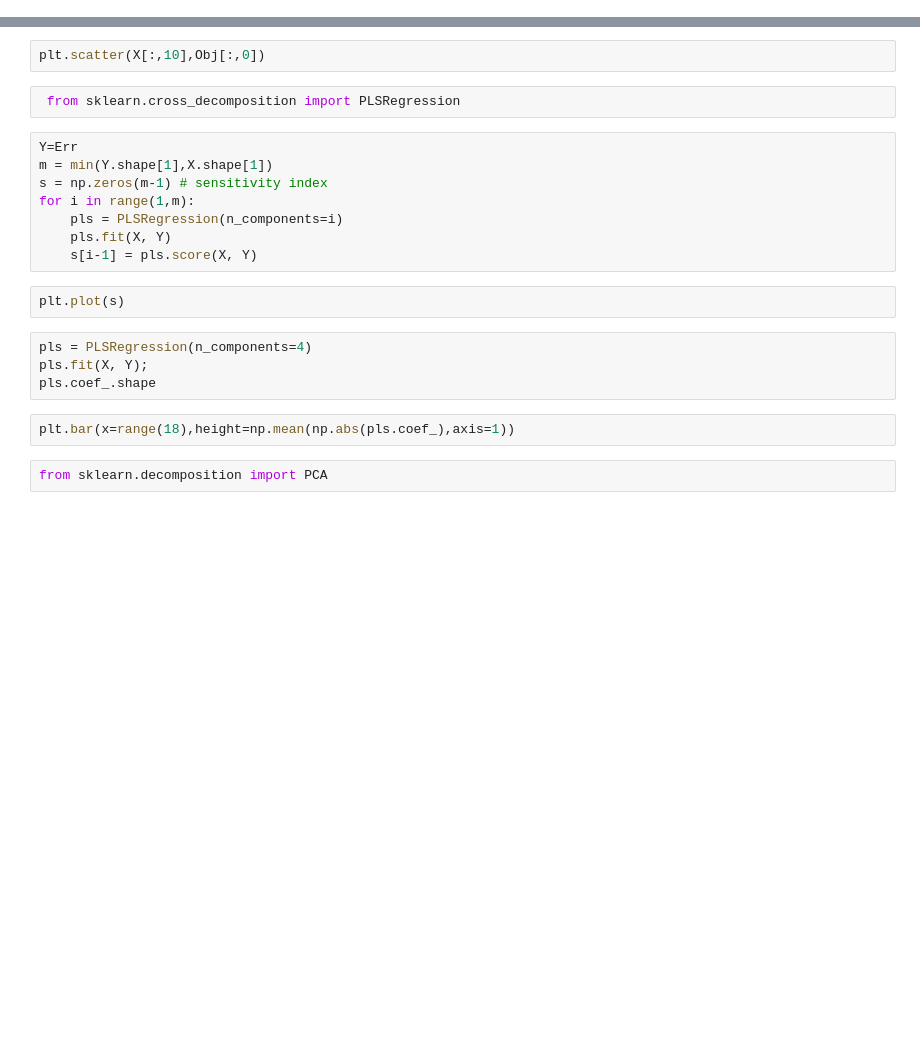
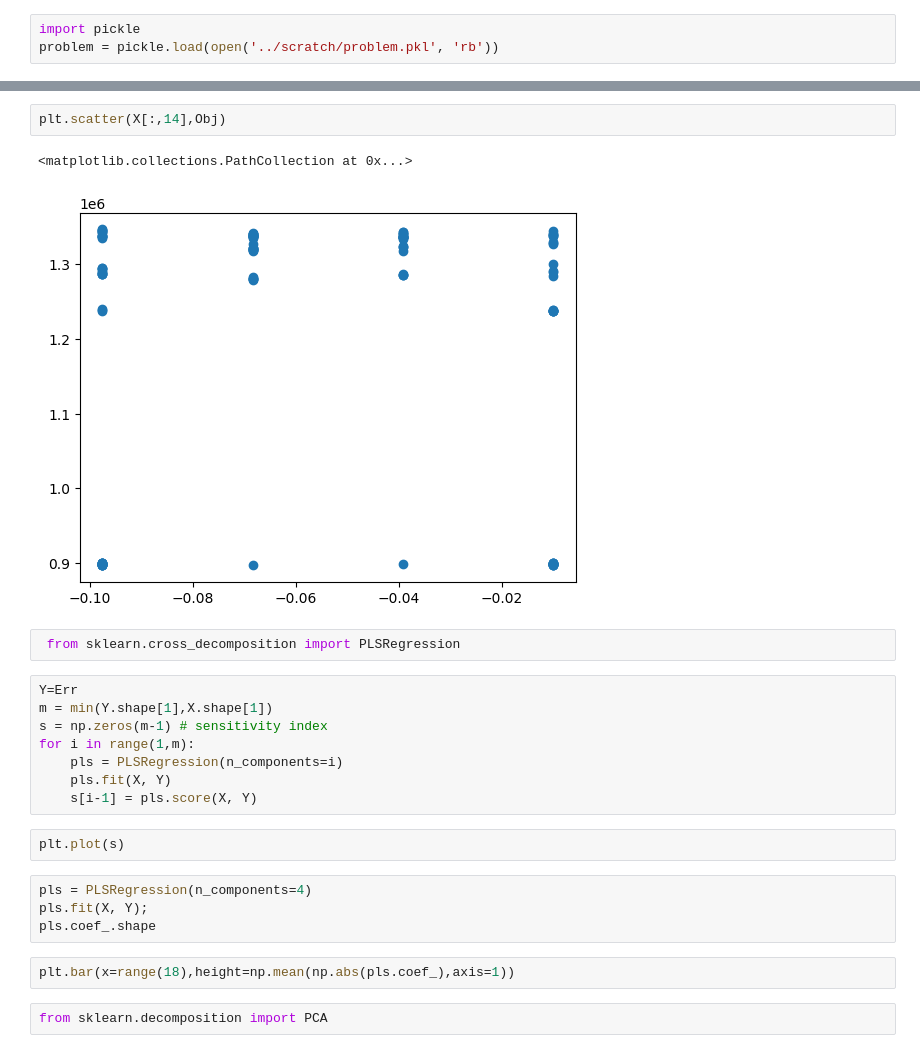
Before and after one commit to VadimSokolov/polarisopt, a Jupyter notebook: nb/morris-eda.ipynb, the cells around one changed output, grey strips where cells are left out. Saved outputs shown, nothing was run; the diff lists cells and outputs as text; blank space fills up the shorter version.

```diff
--- a/nb/morris-eda.ipynb
+++ b/nb/morris-eda.ipynb
@@ -39,0 +18,3 @@ manager.get_dim_out()
+# %%
+import pickle
+problem = pickle.load(open('../scratch/problem.pkl', 'rb'))
@@ -69,5 +74,8 @@ Si['names'][10]
 # %%
-plt.scatter(X[:,10],Obj[:,0])
+plt.scatter(X[:,14],Obj)
+# %% [output]
+<matplotlib.collections.PathCollection at 0x...>
+[figure, added]
 # %%
  from sklearn.cross_decomposition import PLSRegression
 # %%
```
Also changed, not shown: parts of 13 cells of this notebook, 3 other files.
